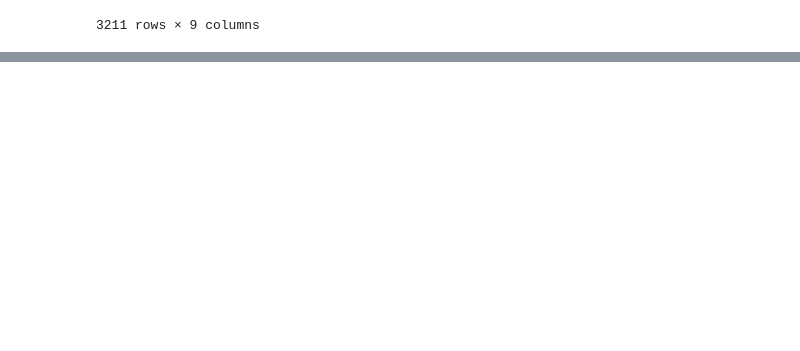
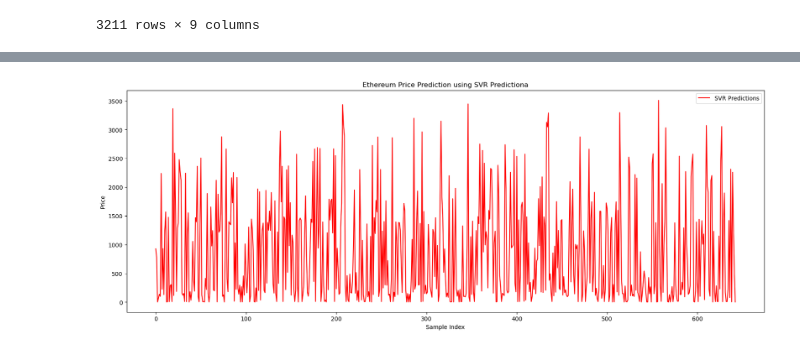
Before and after one commit to gappeah/Ethereum-Prediction-ML, a Jupyter notebook: main_svm.ipynb, the cells around one changed output, grey strips where cells are left out. Saved outputs shown, nothing was run; the diff lists cells and outputs as text; code cells hidden in the pictures; blank space fills up the shorter version.

```diff
--- a/main_svm.ipynb
+++ b/main_svm.ipynb
@@ -119,2 +148,13 @@ R² Score: 0.9677365528641804
+# %%
+# Plotting
+plt.figure(figsize=(20, 7))
+plt.plot(y_pred_svr, label='SVR Predictions', color='r')
+plt.title('Ethereum Price Prediction using SVR Predictiona')
+plt.xlabel('Sample Index')
+plt.ylabel('Price')
+plt.legend()
+plt.show()
+# %% [output]
+[figure, added]
 # %%
 # Plotting
```
Also changed, not shown: parts of 4 cells of this notebook.
